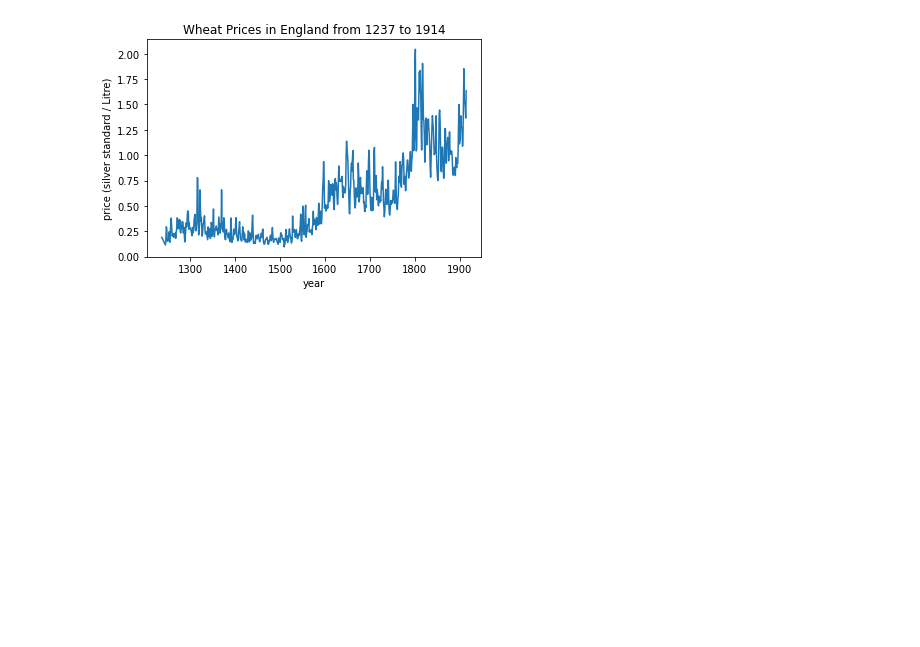
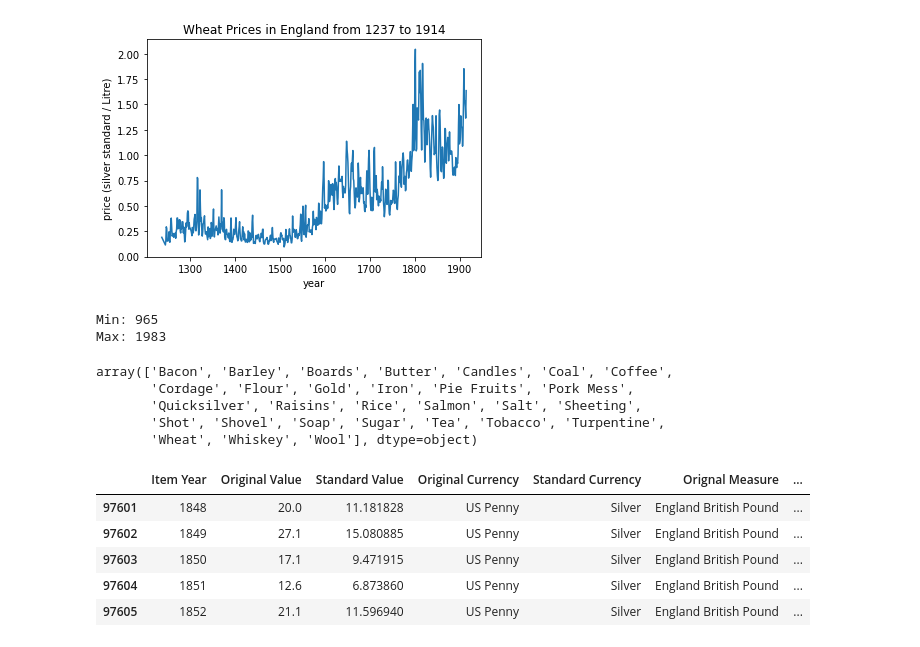
Before and after one commit to Meadosc/commodity_case_study, a Jupyter notebook: scratch_work.ipynb, the cells around one changed output. Cells and saved outputs as stored; diff of their text form; code cells hidden in the pictures; blank space fills up the shorter version.

Commit message:
adding gold exploration

```diff
--- a/scratch_work.ipynb
+++ b/scratch_work.ipynb
@@ -15,3 +15,29 @@ fig, ax = df_plot(df_comm)
 # %% [output]
 Missing years: [1238, 1239, 1240, 1241, 1242, 1243, 1244, 1250, 1256, 1259]
 [figure]
+# %%
+df_raw = pd.read_csv("data_raw/all_commodities.csv")
+minim = df_raw["Item Year"].min()
+maxim = df_raw["Item Year"].max()
+print(f"Min: {minim} \nMax: {maxim}")
+# %% [output]
+Min: 965
+Max: 1983
+# %%
+df_sf = df_raw[df_raw["Location"] == "San Francisco"]
+df_sf["Commodity"].unique()
+# %% [output]
+array(['Bacon', 'Barley', 'Boards', 'Butter', 'Candles', 'Coal', 'Coffee',
+       'Cordage', 'Flour', 'Gold', 'Iron', 'Pie Fruits', 'Pork Mess',
+       'Quicksilver', 'Raisins', 'Rice', 'Salmon', 'Salt', 'Sheeting',
+       'Shot', 'Shovel', 'Soap', 'Sugar', 'Tea', 'Tobacco', 'Turpentine',
+       'Wheat', 'Whiskey', 'Wool'], dtype=object)
+# %%
+df_sf.head()
+# %% [output]
+|  | Item Year | Original Value | Standard Value | Original Currency | Standard Currency | Orignal Measure | ... |
+| 97601 | 1848 | 20.0 | 11.181828 | US Penny | Silver | England British Pound | ... |
+| 97602 | 1849 | 27.1 | 15.080885 | US Penny | Silver | England British Pound | ... |
+| 97603 | 1850 | 17.1 | 9.471915 | US Penny | Silver | England British Pound | ... |
+| 97604 | 1851 | 12.6 | 6.873860 | US Penny | Silver | England British Pound | ... |
+| 97605 | 1852 | 21.1 | 11.596940 | US Penny | Silver | England British Pound | ... |
```
Also changed, not shown: 2 other files.
